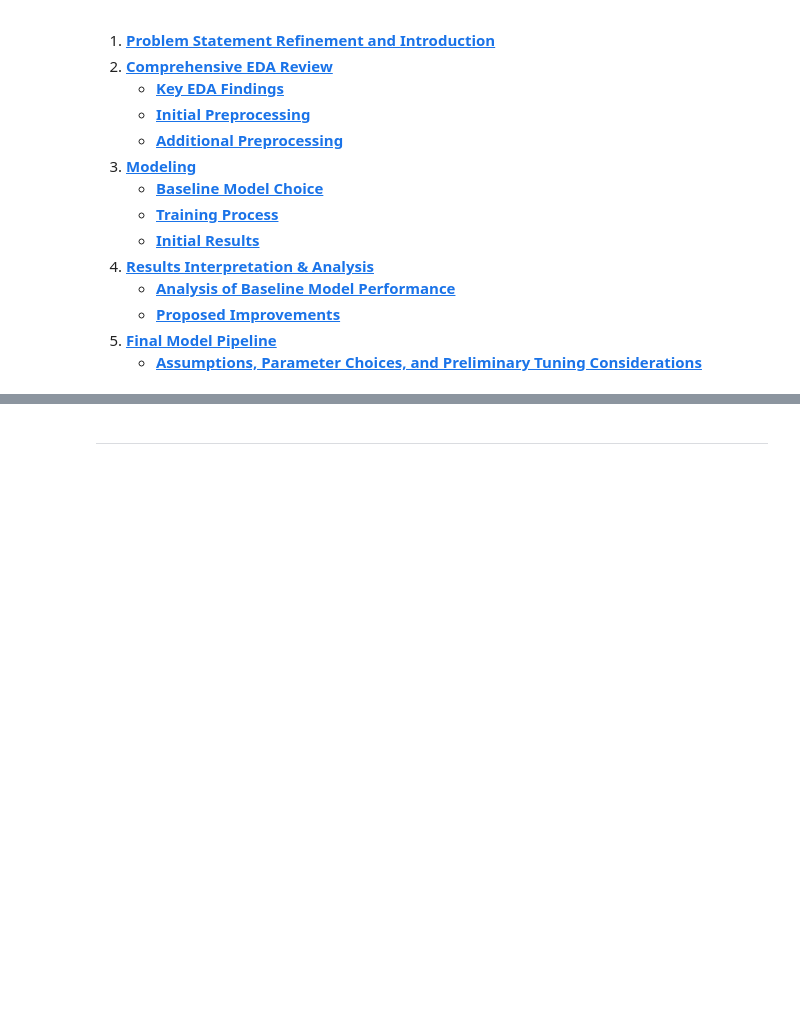
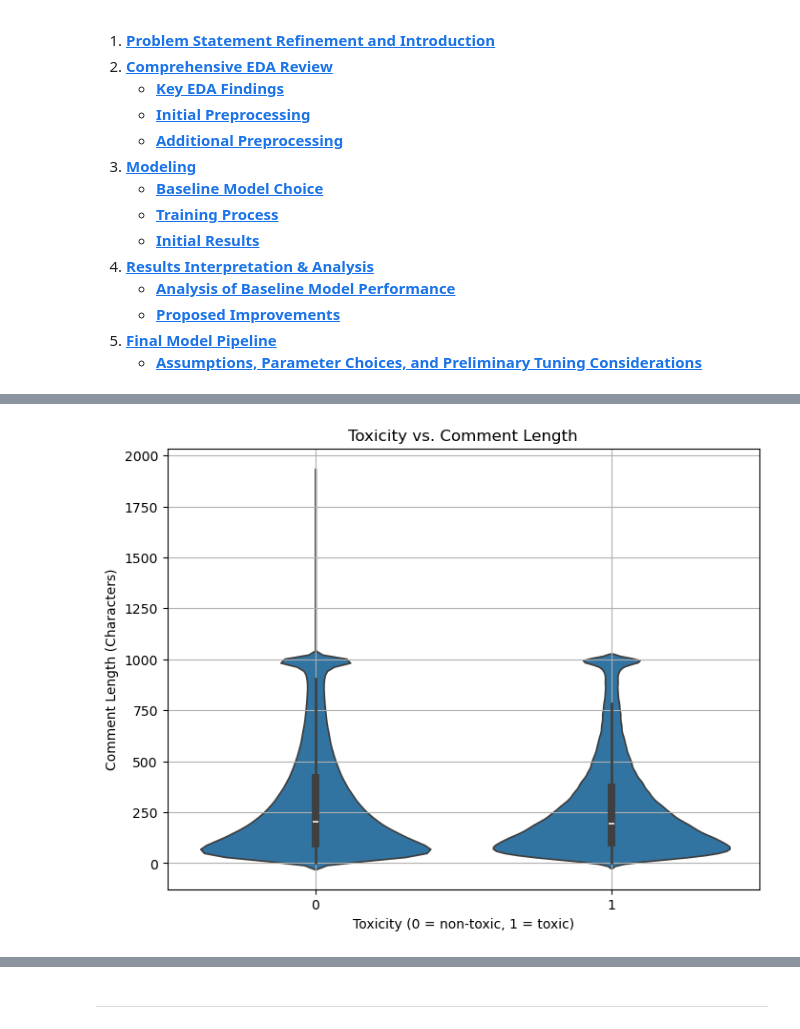
Before and after one commit to thexuanngu/toxicity, a Jupyter notebook: ms5_209.ipynb, the cells around one changed output, grey strips where cells are left out. Cells and saved outputs as stored; diff of their text form; code cells hidden in the pictures; blank space fills up the shorter version.

```diff
--- a/ms5_209.ipynb
+++ b/ms5_209.ipynb
@@ -132,0 +155,11 @@ Our earlier EDA reveals a severe class imbalance: non-toxic comments far outnumb
+# %%
+# violin plot for toxicity vs comment length
+plt.figure(figsize=(8, 6))
+sns.violinplot(x='toxic', y='text_length', data=df_balanced)
+plt.title("Toxicity vs. Comment Length")
+plt.xlabel("Toxicity (0 = non-toxic, 1 = toxic)")
+plt.ylabel("Comment Length (Characters)")
+plt.grid(True)
+plt.show()
+# %% [output]
+[figure, added]
```
Also changed, not shown: parts of 39 cells of this notebook.
